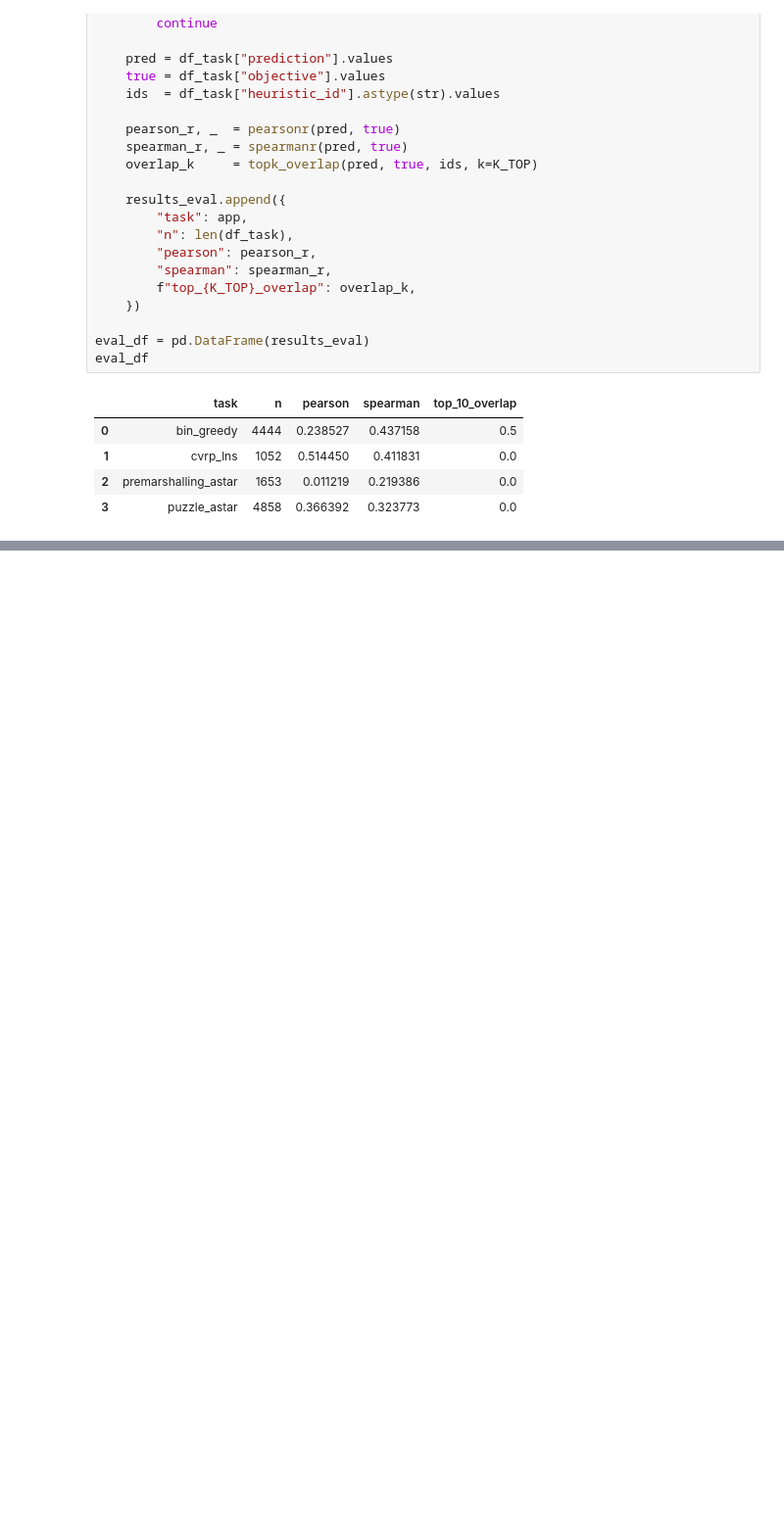
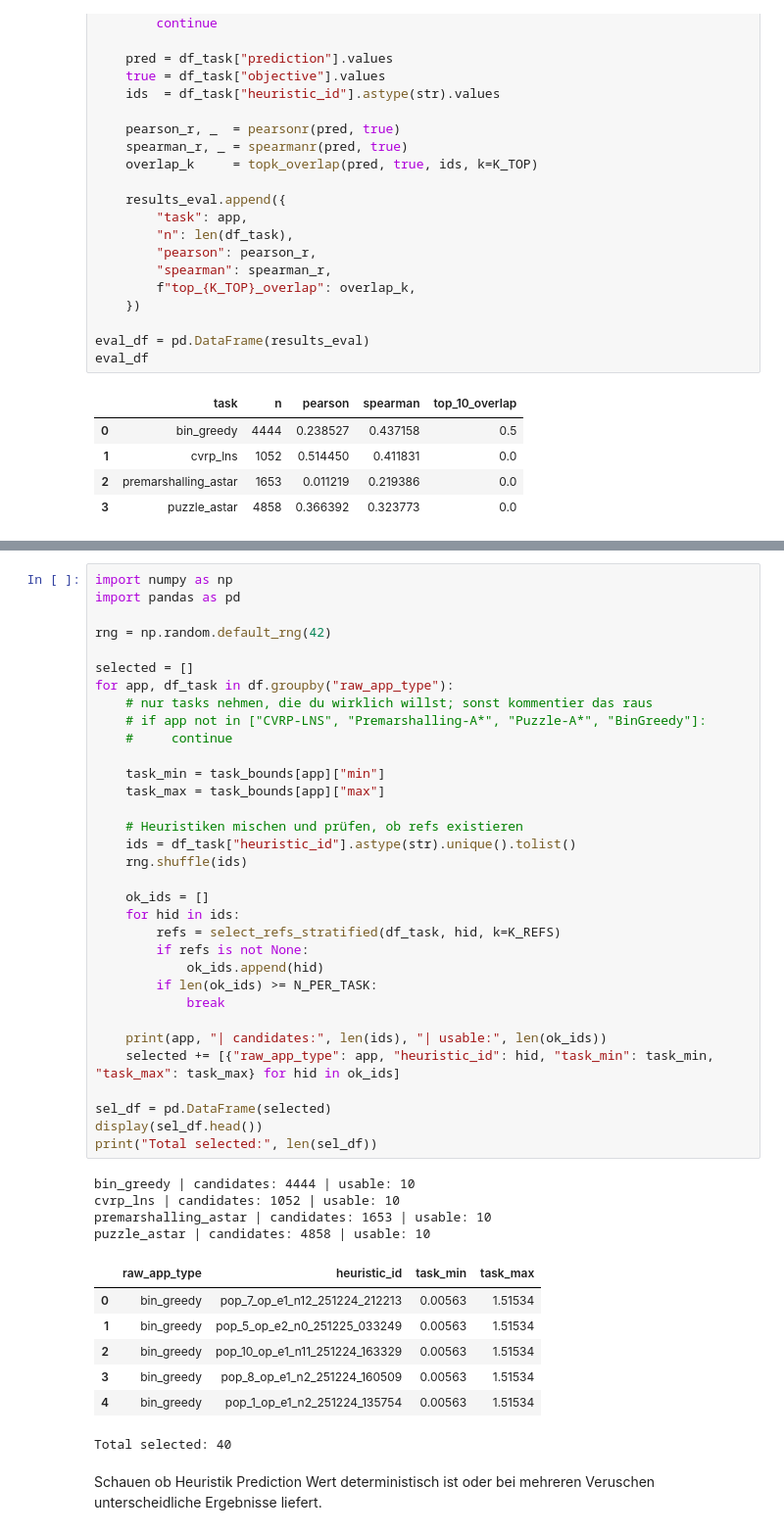
Before and after one commit to rahim931/ppp-performance-prediction, a Jupyter notebook: notebooks/Emirhan/PPP_DeepSeek.ipynb, the cells around one changed output, grey strips where cells are left out. Shown at 98% size. Cells and saved outputs as stored; diff of their text form; blank space fills up the shorter version.

```diff
--- a/notebooks/Emirhan/PPP_DeepSeek.ipynb
+++ b/notebooks/Emirhan/PPP_DeepSeek.ipynb
@@ -637,0 +417,47 @@ bin_greedy: pop_7_op_m1_n11_251224_213407
+# %%
+import numpy as np
+import pandas as pd
+
+rng = np.random.default_rng(42)
+
+selected = []
+for app, df_task in df.groupby("raw_app_type"):
+    # nur tasks nehmen, die du wirklich willst; sonst kommentier das raus
+    # if app not in ["CVRP-LNS", "Premarshalling-A*", "Puzzle-A*", "BinGreedy"]:
+    #     continue
+
+    task_min = task_bounds[app]["min"]
+    task_max = task_bounds[app]["max"]
+
+    # Heuristiken mischen und prüfen, ob refs existieren
+    ids = df_task["heuristic_id"].astype(str).unique().tolist()
+    rng.shuffle(ids)
+
+    ok_ids = []
+    for hid in ids:
+        refs = select_refs_stratified(df_task, hid, k=K_REFS)
+        if refs is not None:
+            ok_ids.append(hid)
+        if len(ok_ids) >= N_PER_TASK:
+            break
+
+    print(app, "| candidates:", len(ids), "| usable:", len(ok_ids))
+    selected += [{"raw_app_type": app, "heuristic_id": hid, "task_min": task_min, "task_max": task_max} for hid in ok_ids]
+
+sel_df = pd.DataFrame(selected)
+display(sel_df.head())
+print("Total selected:", len(sel_df))
+# %% [output]
+bin_greedy | candidates: 4444 | usable: 10
+cvrp_lns | candidates: 1052 | usable: 10
+premarshalling_astar | candidates: 1653 | usable: 10
+puzzle_astar | candidates: 4858 | usable: 10
+|  | raw_app_type | heuristic_id | task_min | task_max |
+| 0 | bin_greedy | pop_7_op_e1_n12_251224_212213 | 0.00563 | 1.51534 |
+| 1 | bin_greedy | pop_5_op_e2_n0_251225_033249 | 0.00563 | 1.51534 |
+| 2 | bin_greedy | pop_10_op_e1_n11_251224_163329 | 0.00563 | 1.51534 |
+| 3 | bin_greedy | pop_8_op_e1_n2_251224_160509 | 0.00563 | 1.51534 |
+| 4 | bin_greedy | pop_1_op_e1_n2_251224_135754 | 0.00563 | 1.51534 |
+Total selected: 40
+# %% [markdown]
+Schauen ob Heuristik Prediction Wert deterministisch ist oder bei mehreren Veruschen unterscheidliche Ergebnisse liefert.
```
Also changed, not shown: parts of 12 cells of this notebook, 1 other file.
